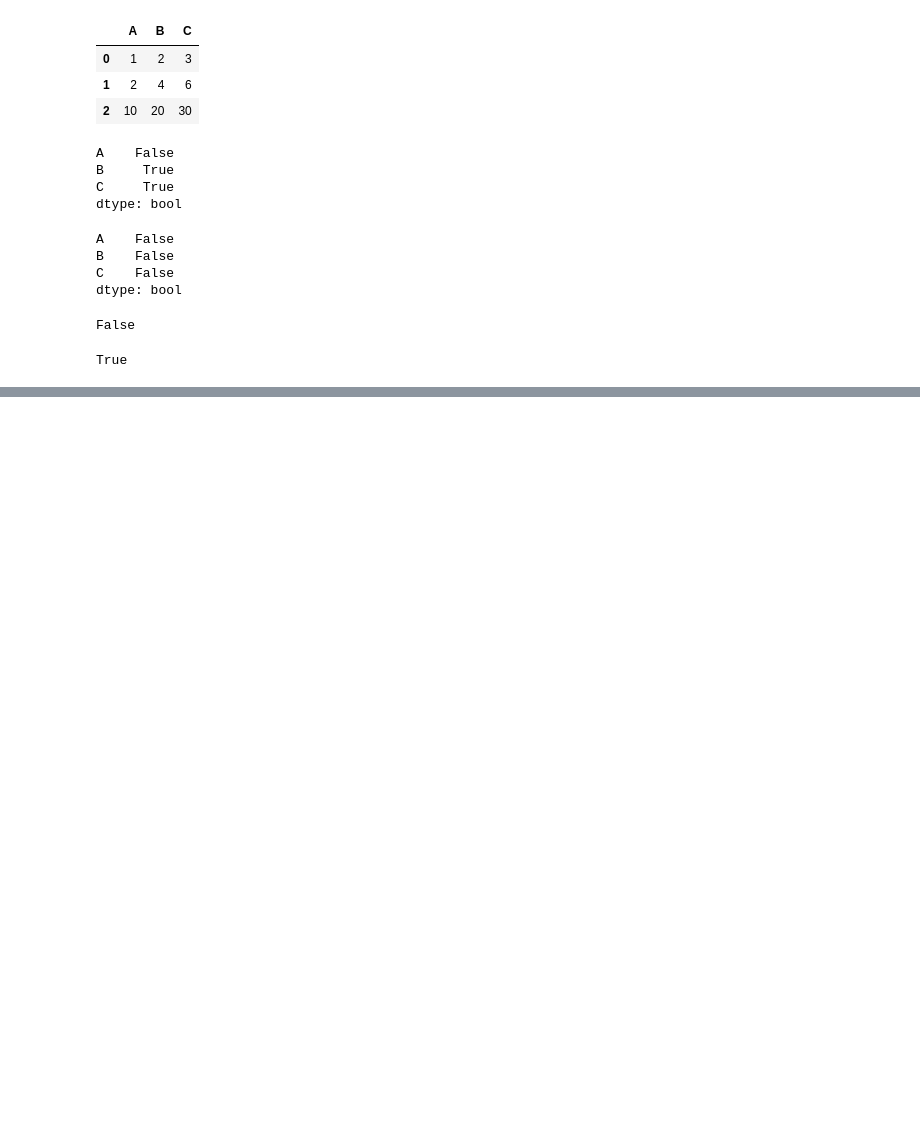
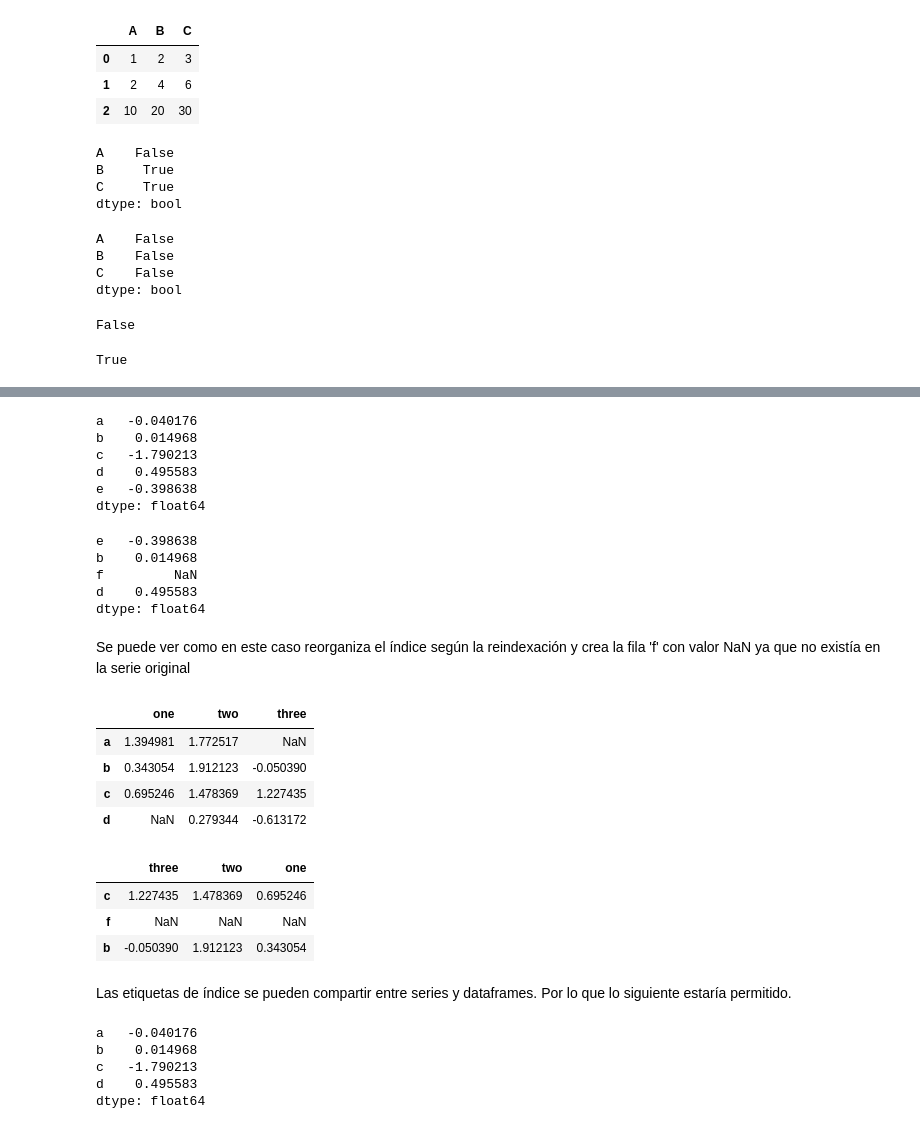
Before and after one commit to Makuiky/notebooks-de-consulta, a Jupyter notebook: pandas.ipynb, the cells around one changed output, grey strips where cells are left out. Drawn from its saved outputs; the diff is of its cells as text; code cells hidden in the pictures; blank space fills up the shorter version.

Commit message:
Queda terminado notebook de pandas a falta de actualizaciones menores con casos prácticos

```diff
--- a/pandas.ipynb
+++ b/pandas.ipynb
@@ -954,0 +960,50 @@ dtype: bool
+# %%
+s
+# %% [output]
+a   -0.040176
+b    0.014968
+c   -1.790213
+d    0.495583
+e   -0.398638
+dtype: float64
+# %%
+
+s.reindex(["e", "b", "f", "d"])
+# %% [output]
+e   -0.398638
+b    0.014968
+f         NaN
+d    0.495583
+dtype: float64
+# %% [markdown]
+Se puede ver como en este caso reorganiza el índice según la reindexación y crea la fila 'f' con valor NaN ya que no existía en la serie original
+# %%
+data = [[1.394981,1.772517,None],[0.343054,1.912123,-0.050390],[0.695246,1.478369,1.227435],[None,0.279344,-0.613172]]
+# %%
+df = pd.DataFrame(data, index = ['a','b','c','d'], columns= ['one','two','three'] )
+# %%
+df
+# %% [output]
+|  | one | two | three |
+| a | 1.394981 | 1.772517 | NaN |
+| b | 0.343054 | 1.912123 | -0.050390 |
+| c | 0.695246 | 1.478369 | 1.227435 |
+| d | NaN | 0.279344 | -0.613172 |
+# %%
+df.reindex(index=["c", "f", "b"], columns=["three", "two", "one"])
+# %% [output]
+|  | three | two | one |
+| c | 1.227435 | 1.478369 | 0.695246 |
+| f | NaN | NaN | NaN |
+| b | -0.050390 | 1.912123 | 0.343054 |
+# %% [markdown]
+Las etiquetas de índice se pueden compartir entre series y dataframes. Por lo que lo siguiente estaría permitido.
+# %%
+rs = s.reindex(df.index)
+rs
+# %% [output]
+a   -0.040176
+b    0.014968
+c   -1.790213
+d    0.495583
+dtype: float64
```
Also changed, not shown: parts of 81 cells of this notebook.
